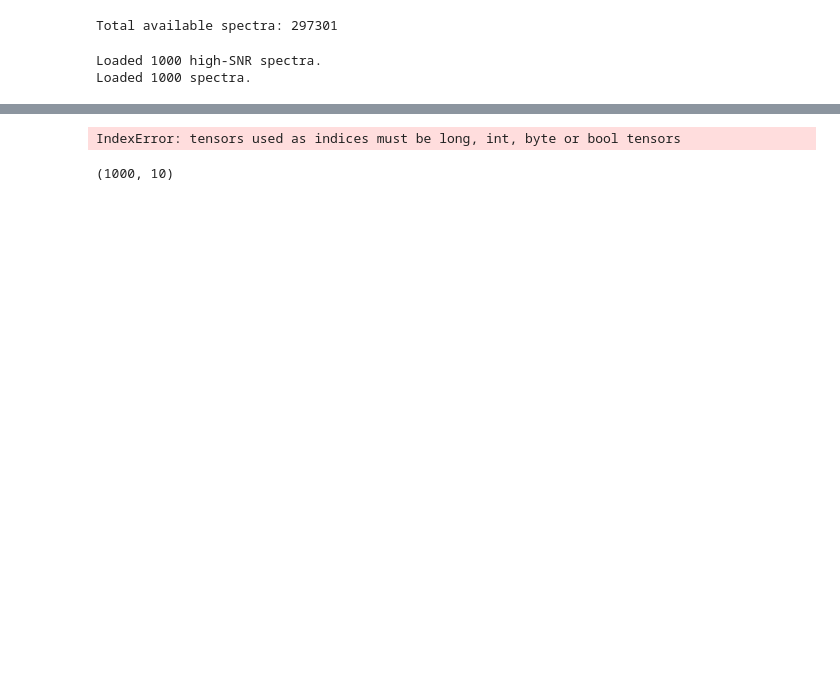
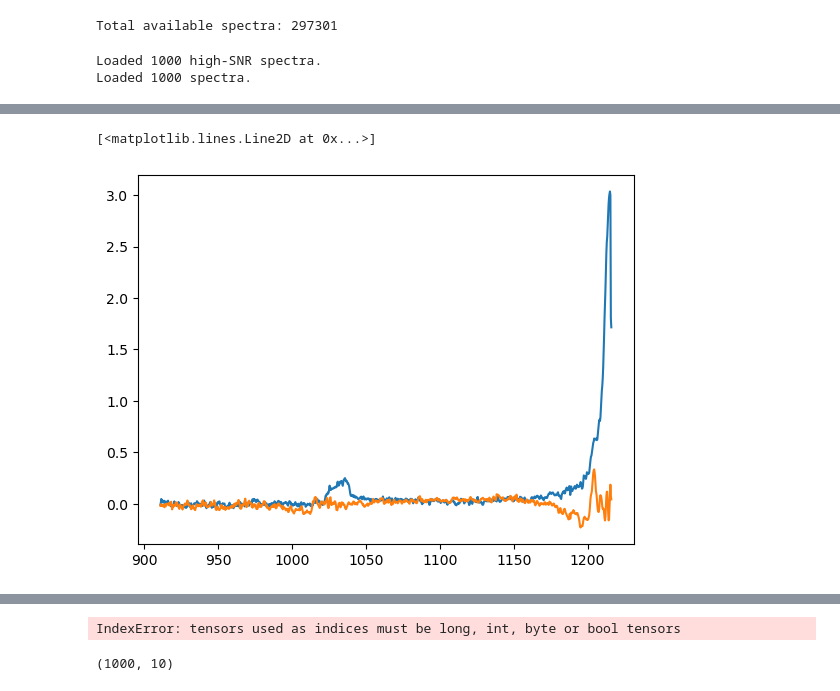
Before and after one commit to jibanCat/desi_gpy_dla_detection, a Jupyter notebook: notebooks/Demo GP Training.ipynb, the cells around one changed output, grey strips where cells are left out. Drawn from its saved outputs; the diff is of its cells as text; code cells hidden in the pictures; blank space fills up the shorter version.

```diff
--- a/notebooks/Demo GP Training.ipynb
+++ b/notebooks/Demo GP Training.ipynb
@@ -108,0 +147,6 @@ plt.show()
+# %%
+plt.plot(all_rest_wavelengths[0], initial_M[:, 0])
+plt.plot(all_rest_wavelengths[0], initial_M[:, -1])
+# %% [output]
+[<matplotlib.lines.Line2D at 0x...>]
+[figure, added]
```
Also changed, not shown: parts of 11 cells of this notebook.
